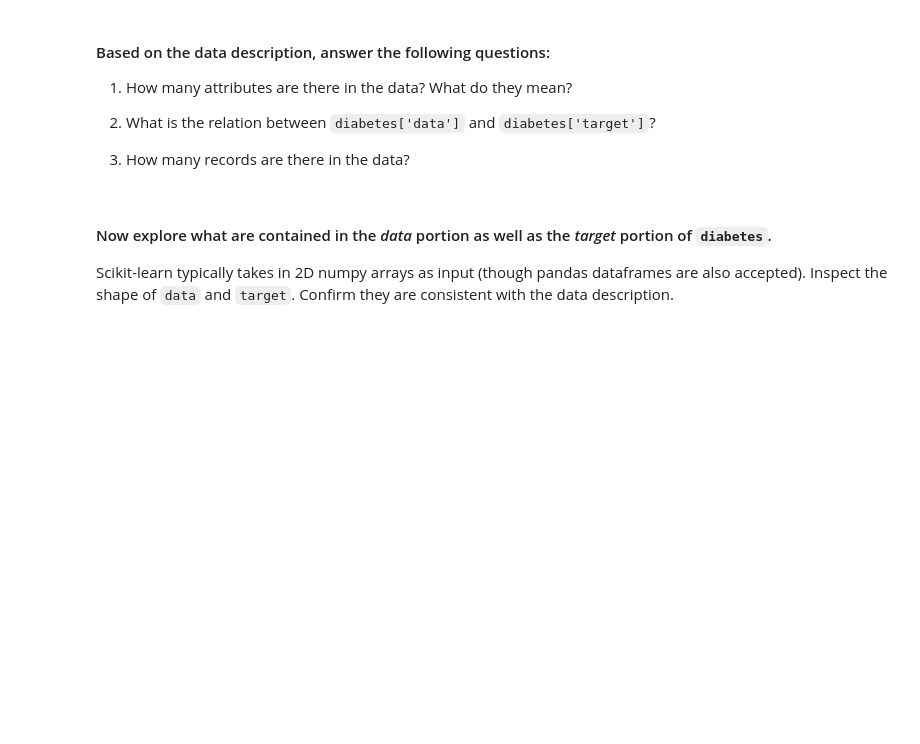
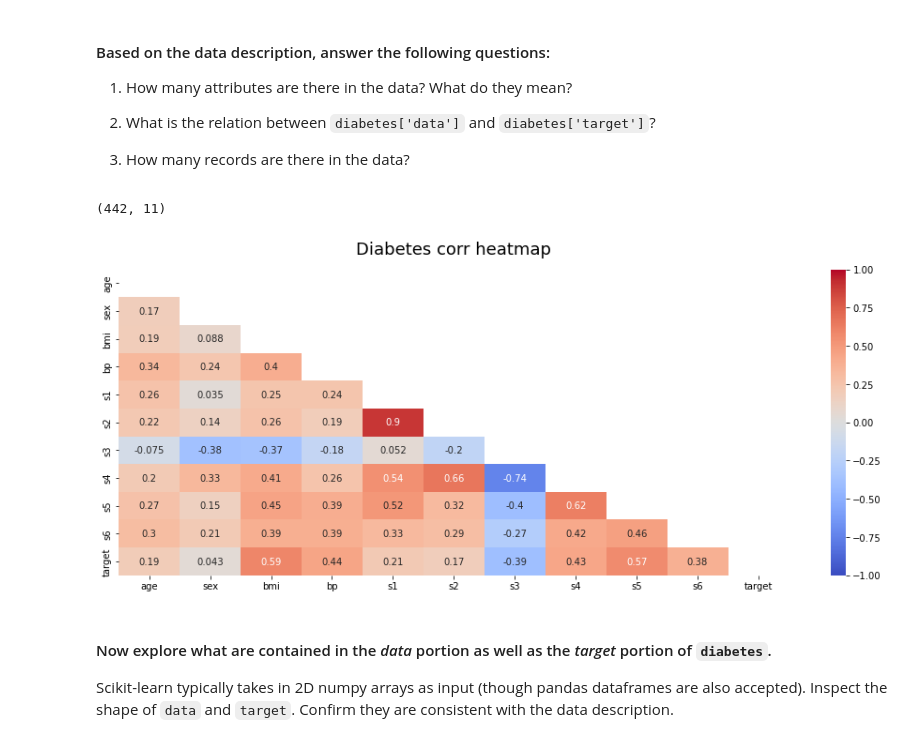
Before and after one commit to ta-data-lis/lab-supervised-learning-sklearn, a Jupyter notebook: your-code/main.ipynb, the cells around one changed output. Drawn from its saved outputs; the diff is of its cells as text; code cells hidden in the pictures; blank space fills up the shorter version.

```diff
--- a/your-code/main.ipynb
+++ b/your-code/main.ipynb
@@ -13,3 +19,5 @@ Before starting to work on our own datasets, let's first explore the datasets th
 First, we will load the diabetes dataset. Do this in the cell below by importing the datasets and then loading the dataset  to the `diabetes` variable using the `load_diabetes()` function ([documentation](https://scikit-learn.org/stable/modules/generated/sklearn.datasets.load_diabetes.html)).
 # %%
 # Your code here:
+diabetes =  load_diabetes()
+print(diabetes["DESCR"])
@@ -19,0 +44,7 @@ Let's explore this variable by looking at the different attributes (keys) of `di
+# %%
+# Your code here:
+features = pd.DataFrame(diabetes["data"], columns= diabetes["feature_names"])
+target = pd.Series(diabetes["target"], name="target")
+
+final= pd.concat([features, target], axis=1)
+final.head()
@@ -35,6 +92,17 @@ Print the description in the cell below using the `DESCR` attribute of the `diab
 1. How many records are there in the data?
 # %%
 # Enter your answer here:
+final.shape
+# %% [output]
+(442, 11)
+# %%
+plt.figure(figsize=(16,6))
+mask = np.triu(np.ones_like(final.corr(), dtype=np.bool_))
+heatmap = sns.heatmap(final.corr(), mask=mask, vmin =-1, vmax=1, annot=True, cmap="coolwarm")
+heatmap.set_title("Diabetes corr heatmap", fontdict= {"fontsize": 18}, pad=16)
+plt.show()
+# %% [output]
+[figure, added]
 # %% [markdown]
 #### Now explore what are contained in the *data* portion as well as the *target* portion of `diabetes`.
 
```
Also changed, not shown: parts of 35 cells of this notebook.
